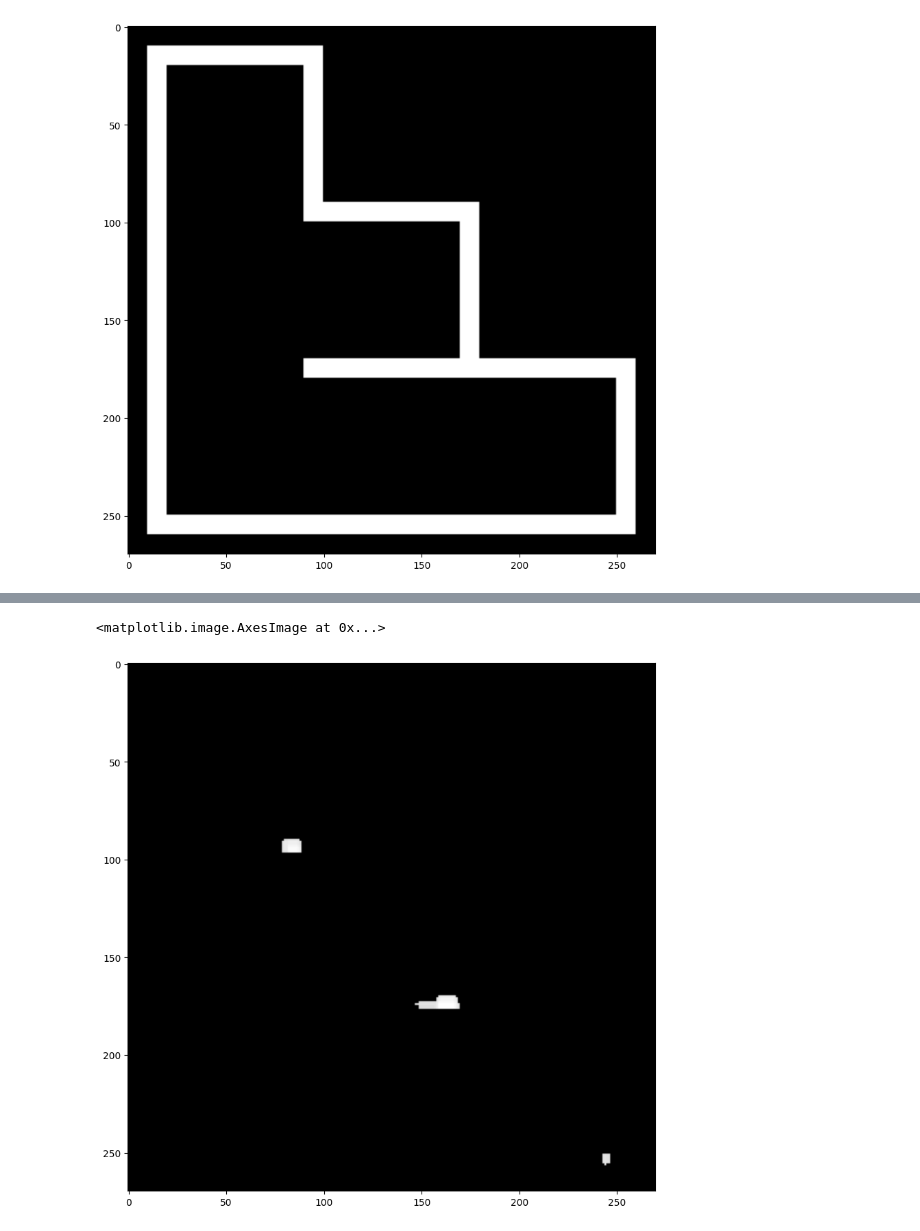
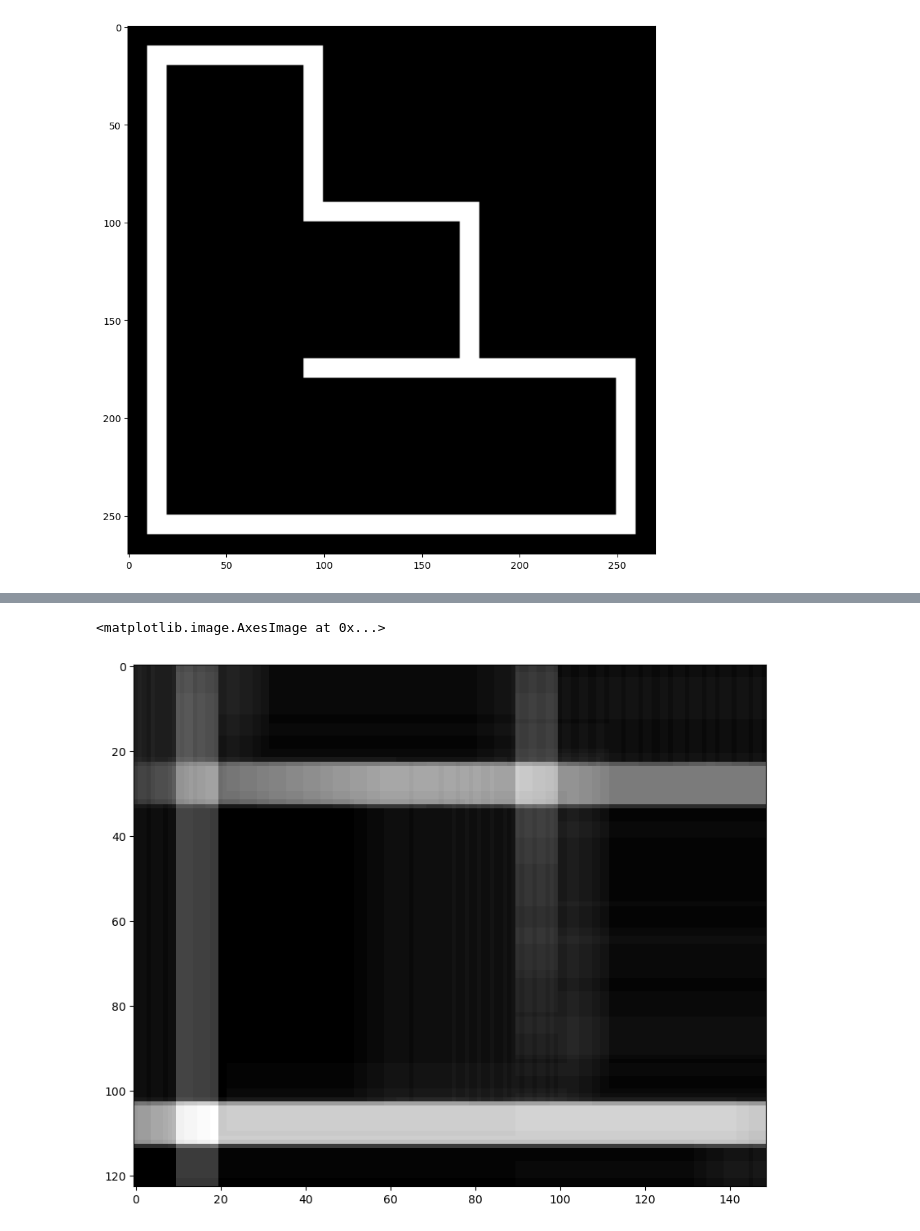
Before and after one commit to rir001/robmov_labs, a Jupyter notebook: test.ipynb, the cells around one changed output, grey strips where cells are left out. Saved outputs shown, nothing was run; the diff lists cells and outputs as text; code cells hidden in the pictures.

Commit message:
convolution and correlation

```diff
--- a/test.ipynb
+++ b/test.ipynb
@@ -178,9 +165,10 @@ plt.imshow(cv2.dilate(fm_final_xd, kernel), cmap='gray')
 real_map = cv2.imread("./maps/mapa.pgm", cv2.IMREAD_GRAYSCALE)
 plt.imshow((real_map), cmap='gray') # Normal
 
-real_map[real_map == 205] = 255
-real_map = np.logical_not(real_map).astype(np.uint8)
-print(real_map.max())
+dark_map = real_map.copy()
+dark_map[dark_map == 205] = 255
+dark_map = np.logical_not(dark_map).astype(np.uint8)
+print(dark_map.max())
 
 len(cv2.imread("./maps/mapa.pgm", cv2.IMREAD_GRAYSCALE))
 # %% [output]
@@ -202,18 +188,29 @@ plt.imshow(fm_final_xd, cmap='gray')
-# %%
-# Make a 2d Convolution between the fixed_map and the real map
-# to find the position of the robot in the real map
-kernel2 = np.array([[1,0,-1], [1,0,-1], [1,0,-1]])
-
-c     = cv2.filter2D(real_map, -1, kernel2)
-conv  = cv2.filter2D(real_map, -1, fm_final_xd/255)
-conv1 = cv2.filter2D(real_map, -1, cv2.rotate(fm_final_xd, cv2.ROTATE_90_CLOCKWISE)/255)
-conv2 = cv2.filter2D(real_map, -1, cv2.rotate(fm_final_xd, cv2.ROTATE_180)/255)
-conv3 = cv2.filter2D(real_map, -1, cv2.rotate(fm_final_xd, cv2.ROTATE_90_COUNTERCLOCKWISE)/255)
-
-# print(conv.max())
-convolucion = conv*(conv > 40)
-
-plt.imshow(convolucion, cmap='gray')
-# %% [output]
-<matplotlib.image.AxesImage at 0x...>
-[figure, removed]
+# %%
+def convolve2(image, mask):
+    y_ = image.shape[0] - mask.shape[0] + 1
+    x_ = image.shape[1] - mask.shape[1] + 1
+
+    out = np.zeros([y_, x_])
+
+    for n in range(mask.shape[0]):
+        for m in range(mask.shape[1]):
+            out += image[n:n+y_, m:m+x_] * mask[n, m]
+    return out
+# %%
+# rotate_final = fm_final_xd
+# center_final = center_
+
+rotate_final = np.rot90(fm_final_xd)
+center_final = [rotate_final.shape[1] - center_[1], center_[0]]
+
+# rotate_final = np.rot90(np.rot90(fm_final_xd))
+# center_final = [rotate_final.shape[0] - center_[0], rotate_final.shape[1] - center_[1]]
+
+# rotate_final = np.rot90(np.rot90(np.rot90(fm_final_xd)))
+# center_final = [rotate_final.shape[1], rotate_final.shape[0] - center_[0]]
+
+convolucion = convolve2(dark_map, rotate_final/255)
+plt.imshow(convolucion, cmap='gray')
+# %% [output]
+<matplotlib.image.AxesImage at 0x...>
+[figure, added]
```
Also changed, not shown: parts of 13 cells of this notebook.
